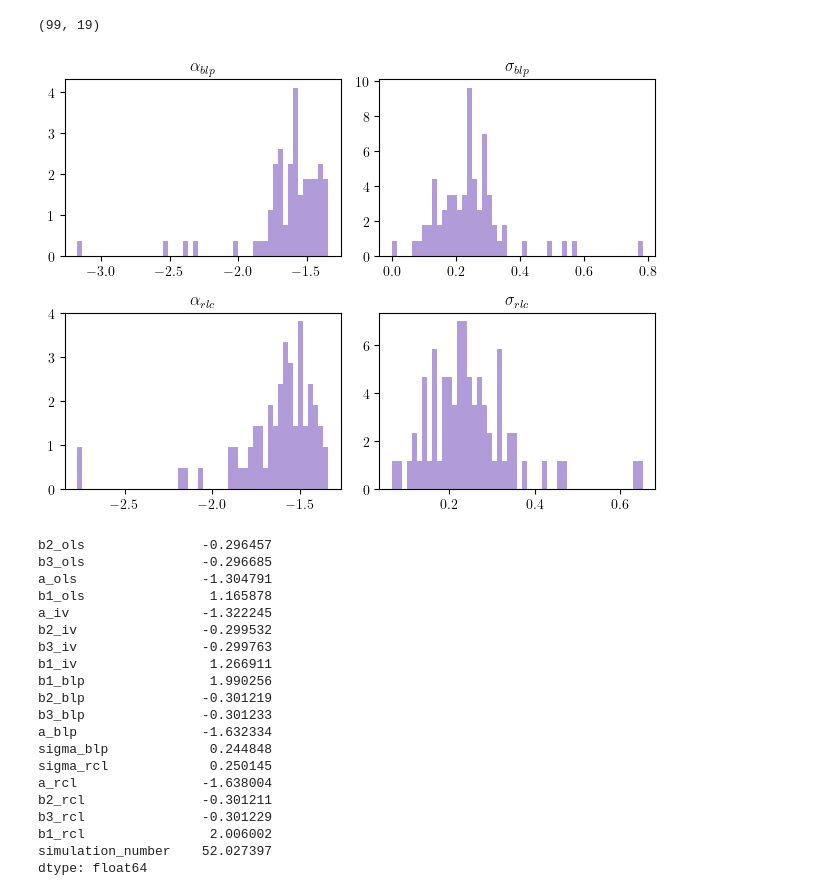
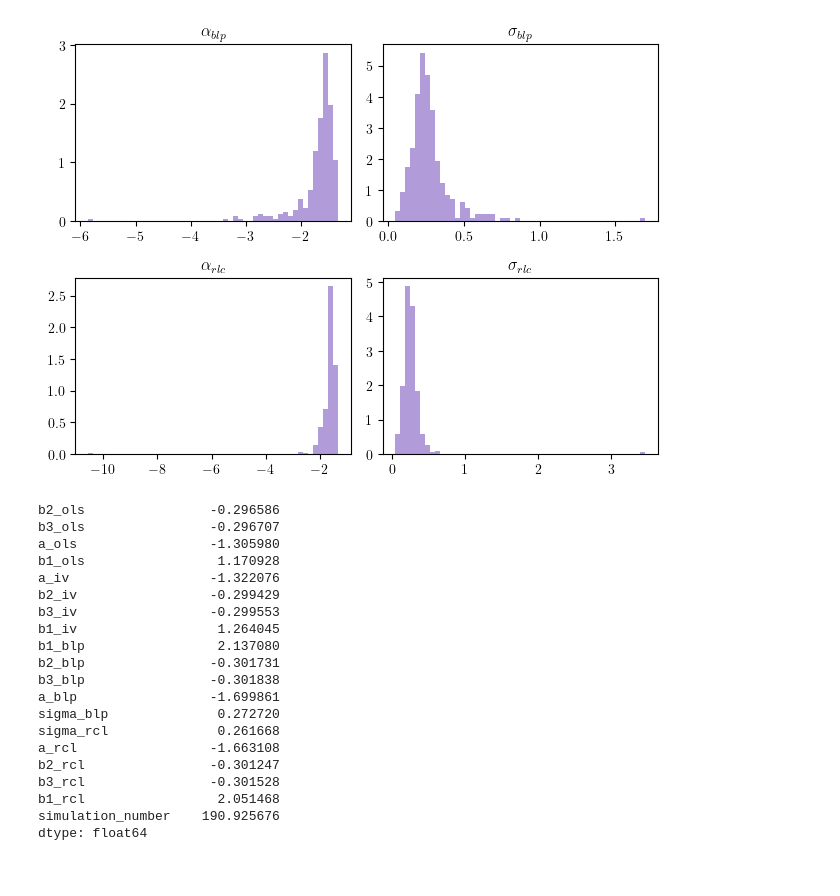
Before and after one commit to anuscabc/markdown_estimation, a Jupyter notebook: estimation/final_results_blp.ipynb, the cells around one changed output. Cells and saved outputs as stored; diff of their text form; code cells hidden in the pictures.

```diff
--- a/estimation/final_results_blp.ipynb
+++ b/estimation/final_results_blp.ipynb
@@ -11,7 +11,7 @@ rc('text', usetex=True)
 # Create an empty list to store the DataFrames
 dfs = []
 
-N_sims = 99
+N_sims = 380
 
 # Loop through the file names
 for i in range(1, N_sims + 1):
@@ -28,54 +28,51 @@ for i in range(1, N_sims + 1):
 
 # Concatenate all the DataFrames into one
 combined_df = pd.concat(dfs, ignore_index=True)
-print(combined_df.shape)
-df3 = combined_df[combined_df['sigma_blp'] >= 0.03]
-df3 = combined_df[combined_df['sigma_rcl'] >= 0.03]
+
+combined_df = combined_df[(combined_df['sigma_rcl'] >= 0.03) & (combined_df['sigma_blp'] >= 0.03)]
-# %% [output]
-(99, 19)
 # %%
 
 fig, ax = plt.subplots(2, 2)
 
 purple_color = '#B19CD9'  # Pastel purple color
 
-ax[0, 0].hist(df3['a_blp'], bins=50, density=True, color=purple_color)
+ax[0, 0].hist(combined_df['a_blp'], bins=50, density=True, color=purple_color)
 ax[0, 0].set_title('$\\alpha_{blp}$')
 
-ax[0, 1].hist(df3['sigma_blp'], bins=50, density=True, color=purple_color)
+ax[0, 1].hist(combined_df['sigma_blp'], bins=50, density=True, color=purple_color)
 ax[0, 1].set_title('$\\sigma_{blp}$')
 
-ax[1, 0].hist(df3['a_rcl'], bins=50, density=True, color=purple_color)
+ax[1, 0].hist(combined_df['a_rcl'], bins=50, density=True, color=purple_color)
 ax[1, 0].set_title('$\\alpha_{rlc}$')
 
-ax[1, 1].hist(df3['sigma_rcl'], bins=50, density=True, color=purple_color)
+ax[1, 1].hist(combined_df['sigma_rcl'], bins=50, density=True, color=purple_color)
 ax[1, 1].set_title('$\\sigma_{rlc}$')
 
 plt.tight_layout()
 plt.savefig('estimation_results.pdf')
 plt.show()
 # %% [output]
-[figure, old version]
+[figure, new version]
 # %%
-df3.mean()
+combined_df.mean()
 # %% [output]
-b2_ols               -0.296457
-b3_ols               -0.296685
-a_ols                -1.304791
-b1_ols                1.165878
-a_iv                 -1.322245
-b2_iv                -0.299532
-b3_iv                -0.299763
-b1_iv                 1.266911
-b1_blp                1.990256
-b2_blp               -0.301219
-b3_blp               -0.301233
-a_blp                -1.632334
-sigma_blp             0.244848
-sigma_rcl             0.250145
-a_rcl                -1.638004
-b2_rcl               -0.301211
-b3_rcl               -0.301229
-b1_rcl                2.006002
-simulation_number    52.027397
+b2_ols                -0.296586
+b3_ols                -0.296707
+a_ols                 -1.305980
+b1_ols                 1.170928
+a_iv                  -1.322076
+b2_iv                 -0.299429
+b3_iv                 -0.299553
+b1_iv                  1.264045
+b1_blp                 2.137080
+b2_blp                -0.301731
+b3_blp                -0.301838
+a_blp                 -1.699861
+sigma_blp              0.272720
+sigma_rcl              0.261668
+a_rcl                 -1.663108
+b2_rcl                -0.301247
+b3_rcl                -0.301528
+b1_rcl                 2.051468
+simulation_number    190.925676
 dtype: float64
```
Also changed, not shown: 4 other files.
